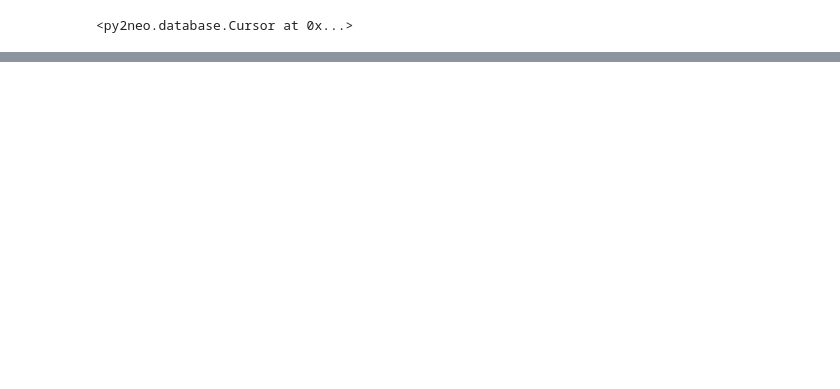
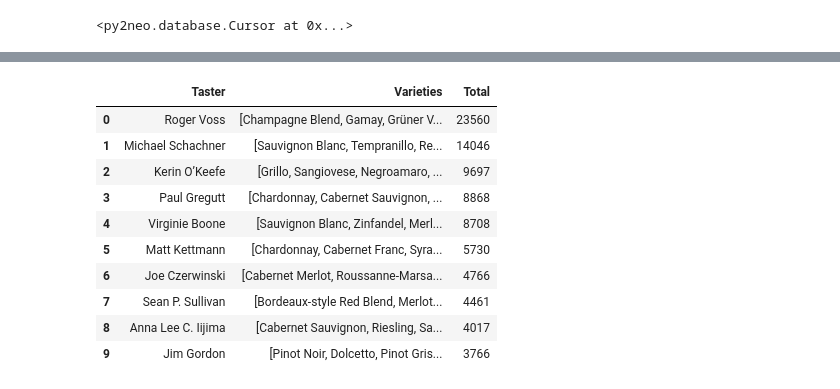
Before and after one commit to albert-kevin/azuremachinelearning, a Jupyter notebook: code/notebooks/howto_Graph.ipynb, the cells around one changed output, grey strips where cells are left out. Saved outputs shown, nothing was run; the diff lists cells and outputs as text; code cells hidden in the pictures; blank space fills up the shorter version.

```diff
--- a/code/notebooks/howto_Graph.ipynb
+++ b/code/notebooks/howto_Graph.ipynb
@@ -188,0 +311,6 @@ graph.run(query)
+# %%
+# indexes for addition al data
+graph.run("""CREATE INDEX ON :Wine(id)""")
+graph.run("""CREATE INDEX ON :Taster(name)""")
+graph.run("""CREATE INDEX ON :Variety(name)""")
+graph.run("""CREATE INDEX ON :Designation(name)""")
@@ -229,0 +370,13 @@ graph.run(query)
+# %%
+%%time
+query = """
+MATCH (t:Taster)
+WHERE t.name <> "No Taster"
+//WITH t
+MATCH (t)-[:RATES_WINE]->(w:Wine)-[:HAS_VARIETY]->(v:Variety)
+WITH t, count(w) AS Total, COLLECT(DISTINCT v.name) AS Varieties
+RETURN t.name AS Taster, Varieties, Total
+ORDER BY Total DESC LIMIT 10
+"""
+graph.run(query).to_data_frame()
+# %% [output]
@@ -229,0 +385,11 @@ graph.run(query)
+|  | Taster | Varieties | Total |
+| 0 | Roger Voss | [Champagne Blend, Gamay, Grüner V... | 23560 |
+| 1 | Michael Schachner | [Sauvignon Blanc, Tempranillo, Re... | 14046 |
+| 2 | Kerin O’Keefe | [Grillo, Sangiovese, Negroamaro, ... | 9697 |
+| 3 | Paul Gregutt | [Chardonnay, Cabernet Sauvignon, ... | 8868 |
+| 4 | Virginie Boone | [Sauvignon Blanc, Zinfandel, Merl... | 8708 |
+| 5 | Matt Kettmann | [Chardonnay, Cabernet Franc, Syra... | 5730 |
+| 6 | Joe Czerwinski | [Cabernet Merlot, Roussanne-Marsa... | 4766 |
+| 7 | Sean P. Sullivan | [Bordeaux-style Red Blend, Merlot... | 4461 |
+| 8 | Anna Lee C. Iijima | [Cabernet Sauvignon, Riesling, Sa... | 4017 |
+| 9 | Jim Gordon | [Pinot Noir, Dolcetto, Pinot Gris... | 3766 |
```
Also changed, not shown: parts of 81 cells of this notebook, 4 other files.
